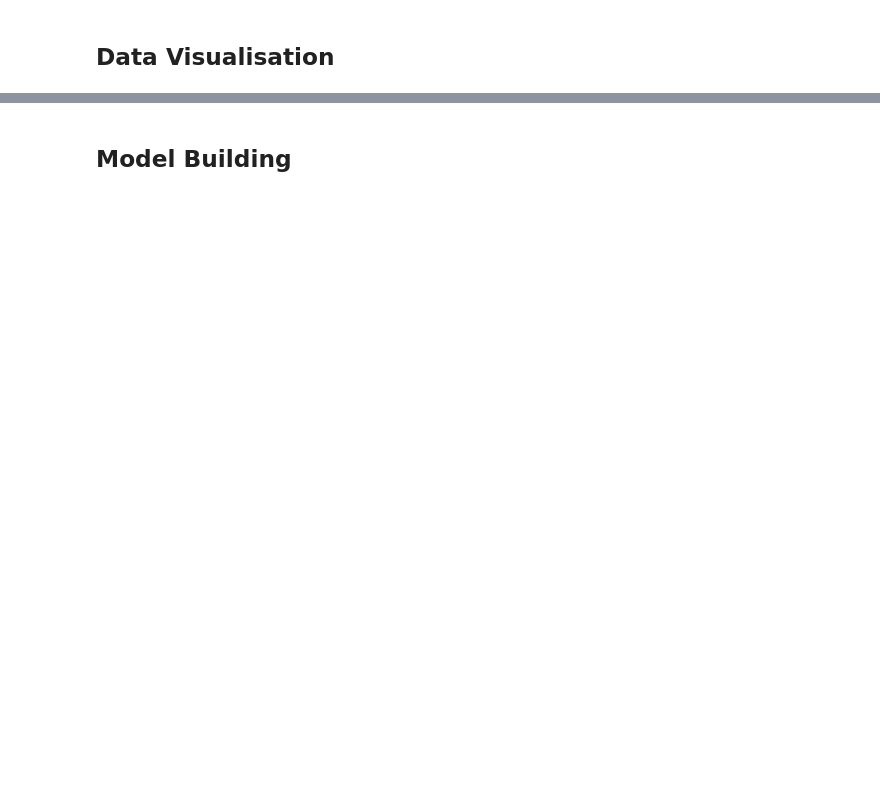
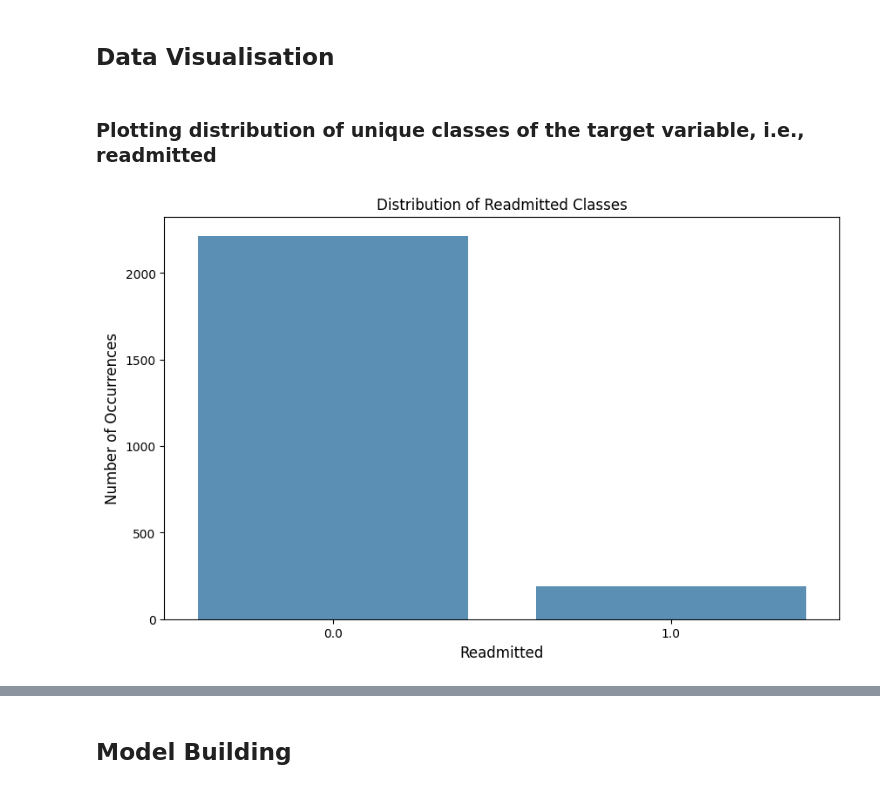
Before and after one commit to Pruthvi-Raj-S/Big-Data-and-Predictive-Analytics, a Jupyter notebook: GroupX_solutions.ipynb, the cells around one changed output, grey strips where cells are left out. Drawn from its saved outputs; the diff is of its cells as text; code cells hidden in the pictures; blank space fills up the shorter version.

```diff
--- a/GroupX_solutions.ipynb
+++ b/GroupX_solutions.ipynb
@@ -21,2 +164,2 @@ df_diabetic_csv = pd.read_csv('diabetic_data.csv')
 # %%
-print(df_diabetic_csv.columns)
+df_diabetic_csv = df_diabetic_csv.drop(columns=zero_variance_columns)
@@ -37,0 +174,2 @@ Index(['encounter_id', 'patient_nbr', 'race', 'gender', 'age', 'weight',
+# %%
+df_diabetic_csv = df_diabetic_csv.dropna()
@@ -37,0 +254,7 @@ Index(['encounter_id', 'patient_nbr', 'race', 'gender', 'age', 'weight',
+# %%
+# Remove columns with zero values
+outlier_zero_columns = ['number_outpatient','number_emergency','number_inpatient']
+df_diabetic_csv.drop(outlier_zero_columns, axis=1, inplace=True)
+
+#update the numerical columns
+df_numerical_columns = df_diabetic_csv.select_dtypes(include=['int64','float64']).columns
@@ -37,0 +263,11 @@ Index(['encounter_id', 'patient_nbr', 'race', 'gender', 'age', 'weight',
+# %%
+df_norm = df_diabetic_csv[df_numerical_columns]
+
+# Normalizing the numerical columns using min-max scaling
+data_norm = (df_norm - df_norm.min()) / (df_norm.max() - df_norm.min())
+
+# Replacing the numerical columns in the original dataframe with the normalized values
+df_diabetic_csv[df_numerical_columns] = data_norm
+
+# Generating descriptive statistics for the normalized numerical columns in dataframe
+df_diabetic_csv.describe()
@@ -38,2 +284,15 @@ Index(['encounter_id', 'patient_nbr', 'race', 'gender', 'age', 'weight',
 # %% [markdown]
 ## Data Visualisation
+# %% [markdown]
+### Plotting distribution of unique classes of the target variable, i.e., readmitted
+# %%
+class_counts = df_diabetic_csv['readmitted'].value_counts()
+
+plt.figure(figsize=(10,6))
+sns.barplot(x=class_counts.index, y=class_counts.values, alpha=0.8)
+plt.title('Distribution of Readmitted Classes')
+plt.ylabel('Number of Occurrences', fontsize=12)
+plt.xlabel('Readmitted', fontsize=12)
+plt.show()
+# %% [output]
+[figure, added]
```
Also changed, not shown: parts of 133 cells of this notebook, 7 other files.
